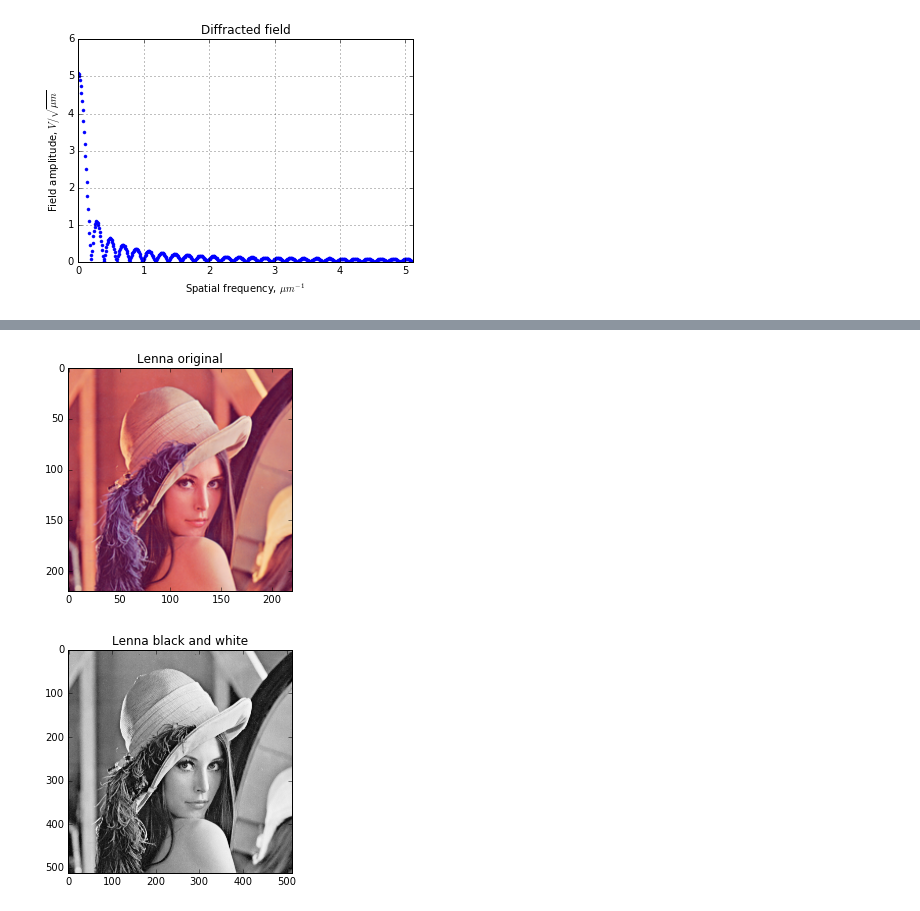
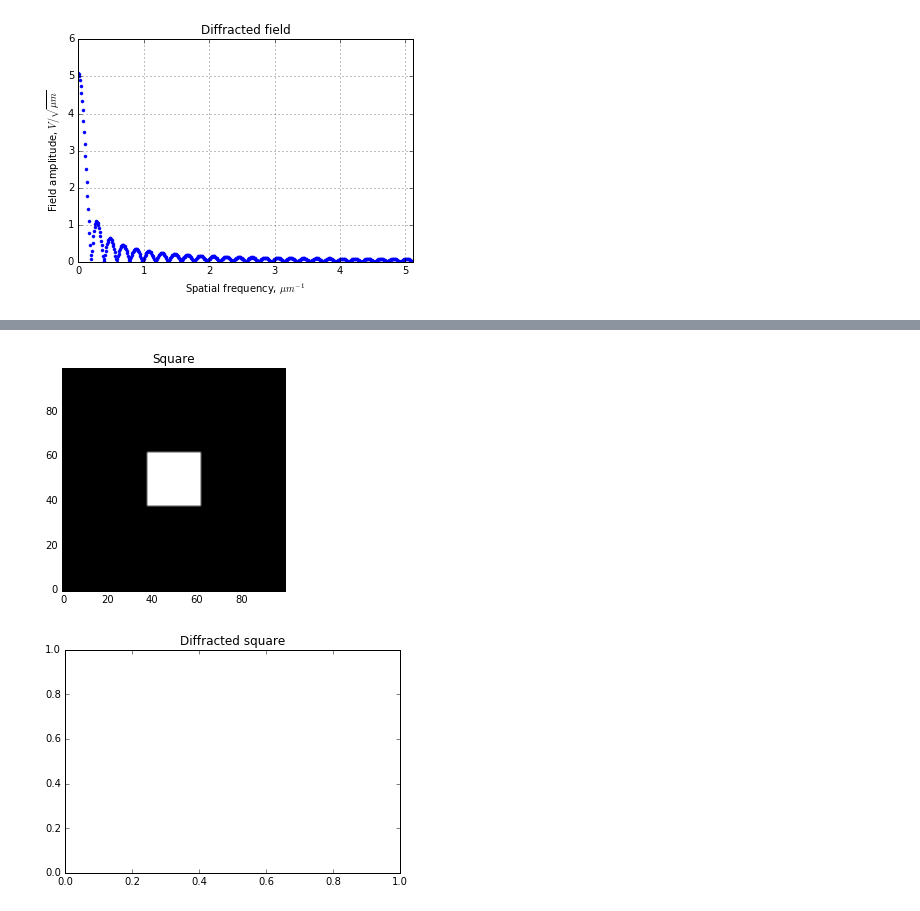
Before and after one commit to hribarjernej89/Numerical-Methods-Advanced-Mathematical-Modelling-1, a Jupyter notebook: CS7030-L6-Diffraction/diffraction.ipynb, the cells around one changed output, grey strips where cells are left out. Saved outputs shown, nothing was run; the diff lists cells and outputs as text; code cells hidden in the pictures.

```diff
--- a/CS7030-L6-Diffraction/diffraction.ipynb
+++ b/CS7030-L6-Diffraction/diffraction.ipynb
@@ -156,14 +126,16 @@ plt.show()
-# %%
-from PIL import Image
-img = Image.open('./lenna.png')
-plt.title("Lenna original")
-plt.imshow(img)
-plt.show()
-#We work with black and white version of the photo
-img_gray = Image.open('./lenna_bw.png')
-plt.title("Lenna black and white")
-plt.imshow(img_gray, cmap=cm.Greys_r)
-plt.show()
-# %% [output]
-[figure, removed]
-[figure, removed]
+# %%
+'''
+Implementing discrete method to calculate diffraction!
+'''
+plt.title("Square")
+plt.imshow(rect2D, cmap=cm.Greys_r)
+plt.show()
+
+
+
+plt.title("Diffracted square")
+#plt.imshow(, cmap=cm.Greys_r)
+plt.show()
+# %% [output]
+[figure, added]
+[figure, added]
```
Also changed, not shown: parts of 4 cells of this notebook, 3 other files.
